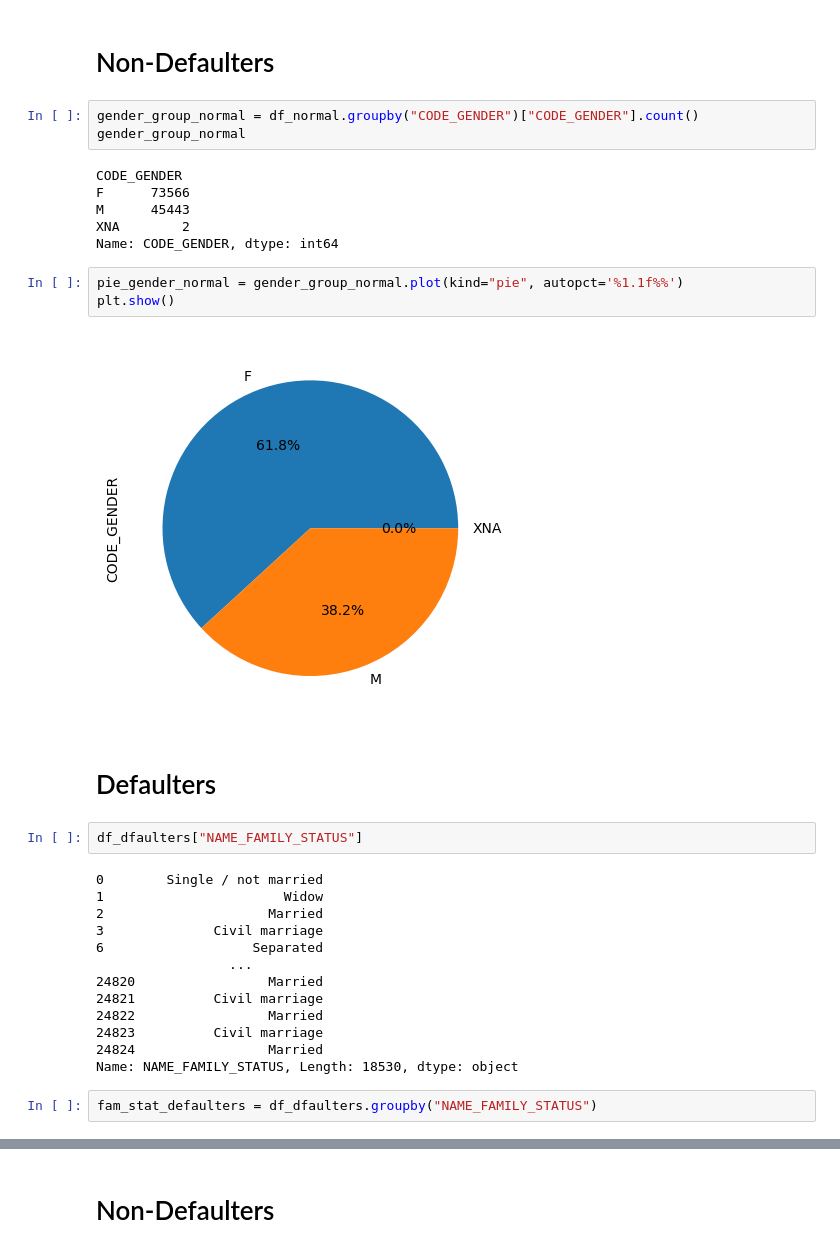
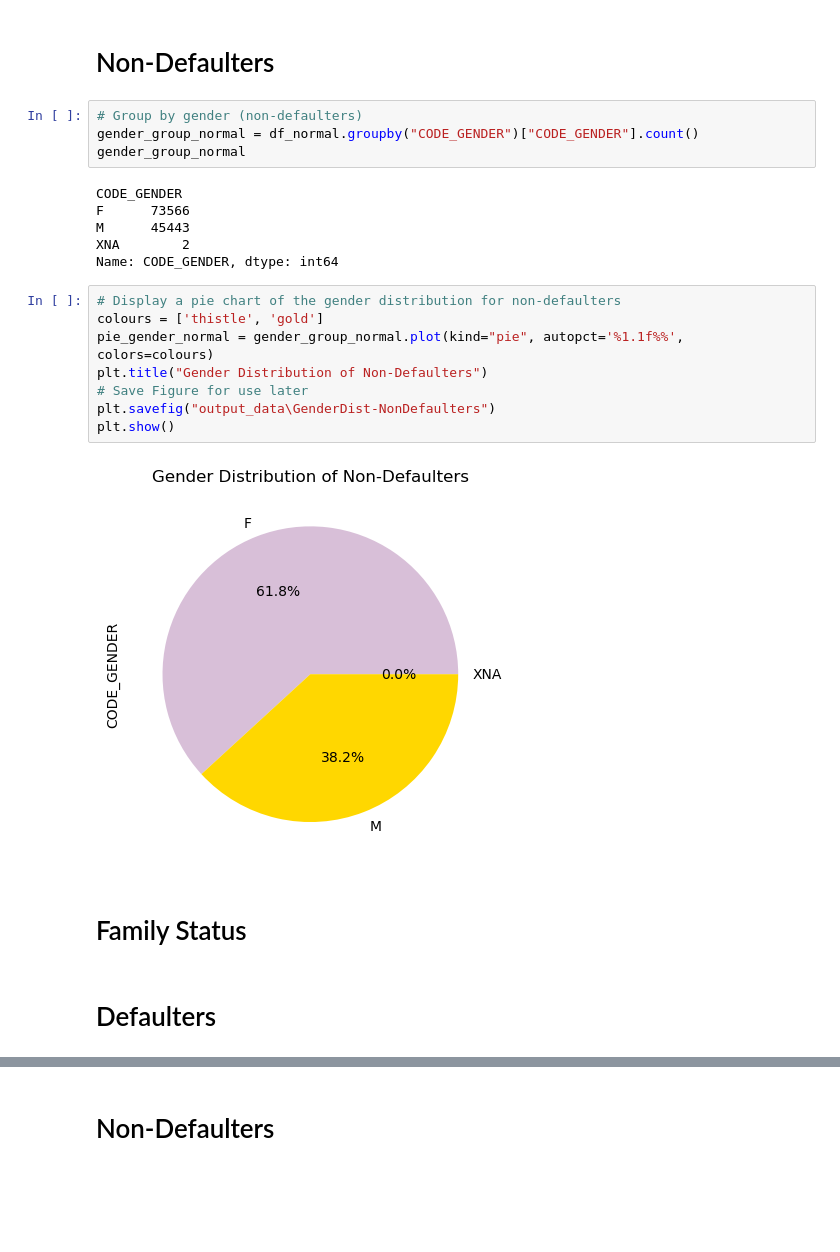
Before and after one commit to rwoodill/credit-card-defaulter-analysis, a Jupyter notebook: main-Rachel.ipynb, the cells around one changed output, grey strips where cells are left out. Drawn from its saved outputs; the diff is of its cells as text; blank space fills up the shorter version.

```diff
--- a/main-Rachel.ipynb
+++ b/main-Rachel.ipynb
@@ -89,6 +102,7 @@ plt.show()
 # %% [markdown]
 # Non-Defaulters
 # %%
+# Group by gender (non-defaulters)
 gender_group_normal = df_normal.groupby("CODE_GENDER")["CODE_GENDER"].count()
 gender_group_normal
 # %% [output]
@@ -97,27 +111,17 @@ F      73566
 M      45443
 XNA        2
 Name: CODE_GENDER, dtype: int64
-# %%
-pie_gender_normal = gender_group_normal.plot(kind="pie", autopct='%1.1f%%')
-plt.show()
-# %% [output]
-[figure, removed]
+# %%
+# Display a pie chart of the gender distribution for non-defaulters
+colours = ['thistle', 'gold']
+pie_gender_normal = gender_group_normal.plot(kind="pie", autopct='%1.1f%%', colors=colours)
+plt.title("Gender Distribution of Non-Defaulters")
+# Save Figure for use later
+plt.savefig("output_data\GenderDist-NonDefaulters")
+plt.show()
+# %% [output]
+[figure, added]
+# %% [markdown]
+# Family Status
 # %% [markdown]
 # Defaulters
-# %%
-df_dfaulters["NAME_FAMILY_STATUS"]
-# %% [output]
-0        Single / not married
-1                       Widow
-2                     Married
-3              Civil marriage
-6                   Separated
-                 ...
-24820                 Married
-24821          Civil marriage
-24822                 Married
-24823          Civil marriage
-24824                 Married
-Name: NAME_FAMILY_STATUS, Length: 18530, dtype: object
-# %%
-fam_stat_defaulters = df_dfaulters.groupby("NAME_FAMILY_STATUS")
```
Also changed, not shown: parts of 24 cells of this notebook, 4 other files.
